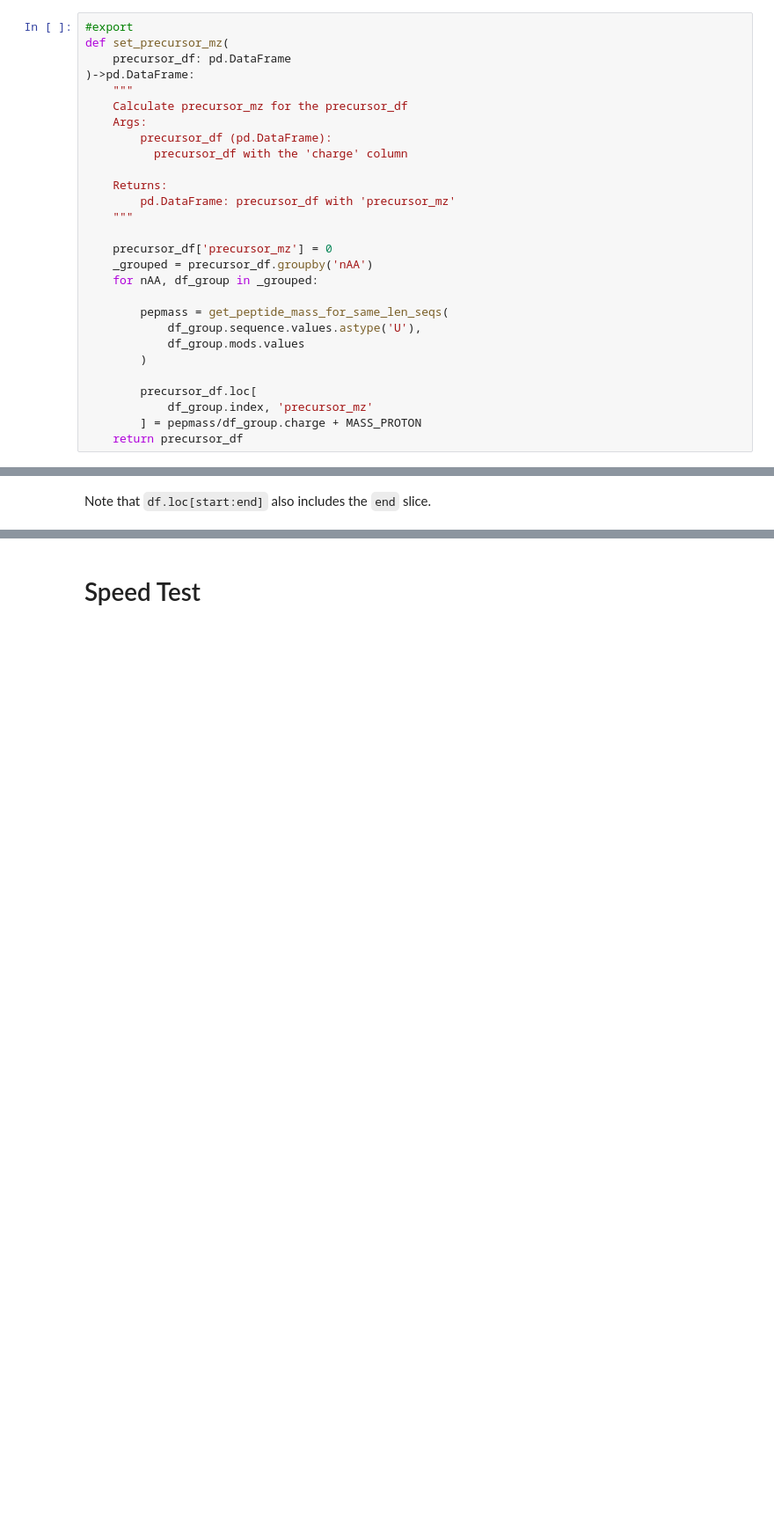
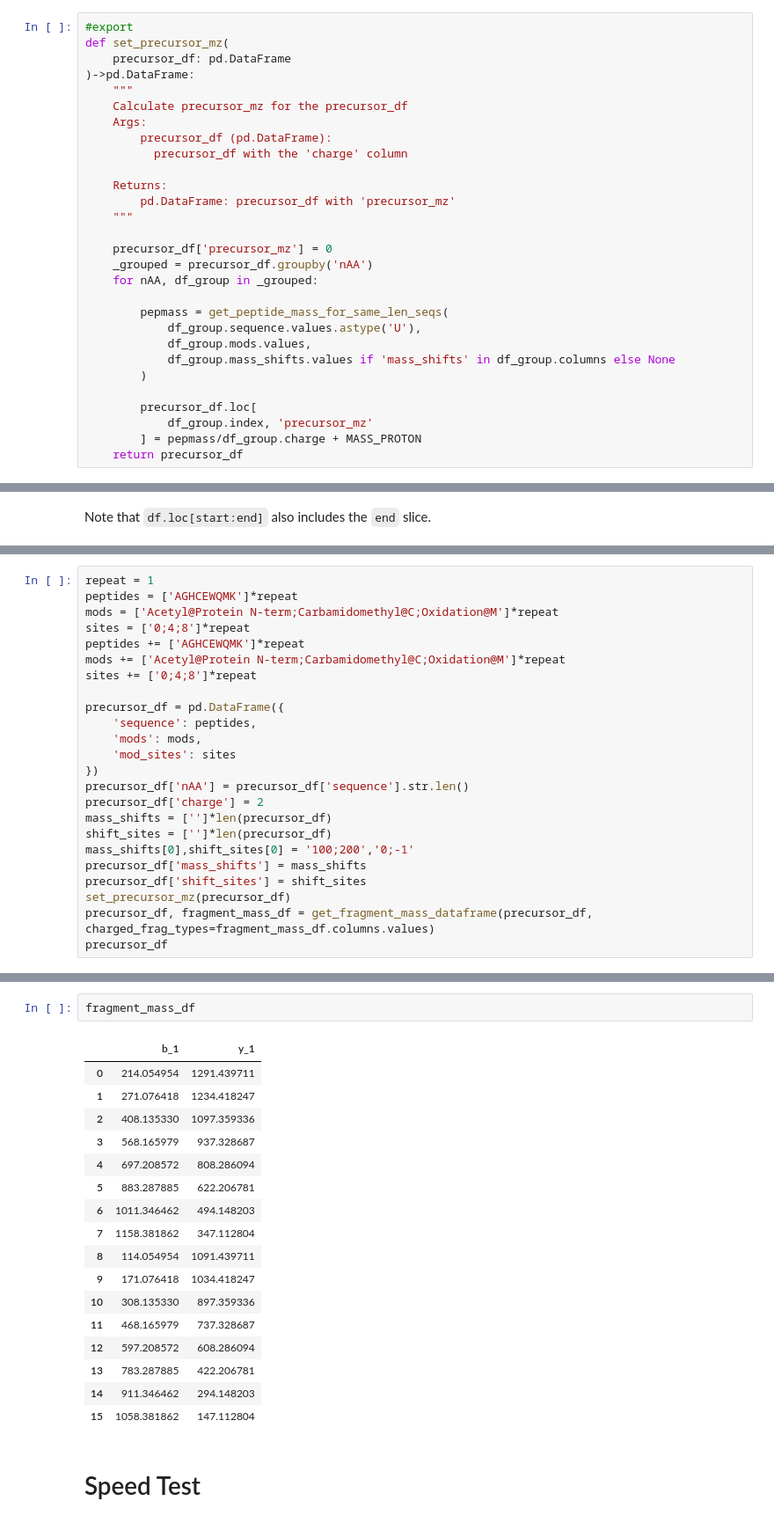
Before and after one commit to MannLabs/alphabase, a Jupyter notebook: nbdev_nbs/peptide/fragment.ipynb, the cells around one changed output, grey strips where cells are left out. Shown at 88% size. Drawn from its saved outputs; the diff is of its cells as text; blank space fills up the shorter version.

Commit message:
considered mass shifts as modifications

```diff
--- a/nbdev_nbs/peptide/fragment.ipynb
+++ b/nbdev_nbs/peptide/fragment.ipynb
@@ -527,7 +621,8 @@ def set_precursor_mz(
 
         pepmass = get_peptide_mass_for_same_len_seqs(
             df_group.sequence.values.astype('U'),
-            df_group.mods.values
+            df_group.mods.values,
+            df_group.mass_shifts.values if 'mass_shifts' in df_group.columns else None
         )
 
         precursor_df.loc[
@@ -696,0 +754,24 @@ array([[[1091.4396618],
+# %%
+repeat = 1
+peptides = ['AGHCEWQMK']*repeat
+mods = ['Acetyl@Protein N-term;Carbamidomethyl@C;Oxidation@M']*repeat
+sites = ['0;4;8']*repeat
+peptides += ['AGHCEWQMK']*repeat
+mods += ['Acetyl@Protein N-term;Carbamidomethyl@C;Oxidation@M']*repeat
+sites += ['0;4;8']*repeat
+
+precursor_df = pd.DataFrame({
+    'sequence': peptides,
+    'mods': mods,
+    'mod_sites': sites
+})
+precursor_df['nAA'] = precursor_df['sequence'].str.len()
+precursor_df['charge'] = 2
+mass_shifts = ['']*len(precursor_df)
+shift_sites = ['']*len(precursor_df)
+mass_shifts[0],shift_sites[0] = '100;200','0;-1'
+precursor_df['mass_shifts'] = mass_shifts
+precursor_df['shift_sites'] = shift_sites
+set_precursor_mz(precursor_df)
+precursor_df, fragment_mass_df = get_fragment_mass_dataframe(precursor_df, charged_frag_types=fragment_mass_df.columns.values)
+precursor_df
@@ -697,3 +782,23 @@ array([[[1091.4396618],
+# %%
+fragment_mass_df
+# %% [output]
+|  | b_1 | y_1 |
+| 0 | 214.054954 | 1291.439711 |
+| 1 | 271.076418 | 1234.418247 |
+| 2 | 408.135330 | 1097.359336 |
+| 3 | 568.165979 | 937.328687 |
+| 4 | 697.208572 | 808.286094 |
+| 5 | 883.287885 | 622.206781 |
+| 6 | 1011.346462 | 494.148203 |
+| 7 | 1158.381862 | 347.112804 |
+| 8 | 114.054954 | 1091.439711 |
+| 9 | 171.076418 | 1034.418247 |
+| 10 | 308.135330 | 897.359336 |
+| 11 | 468.165979 | 737.328687 |
+| 12 | 597.208572 | 608.286094 |
+| 13 | 783.287885 | 422.206781 |
+| 14 | 911.346462 | 294.148203 |
+| 15 | 1058.381862 | 147.112804 |
 # %% [markdown]
 # Speed Test
 # %%
```
Also changed, not shown: parts of 16 cells of this notebook, 2 other files.
